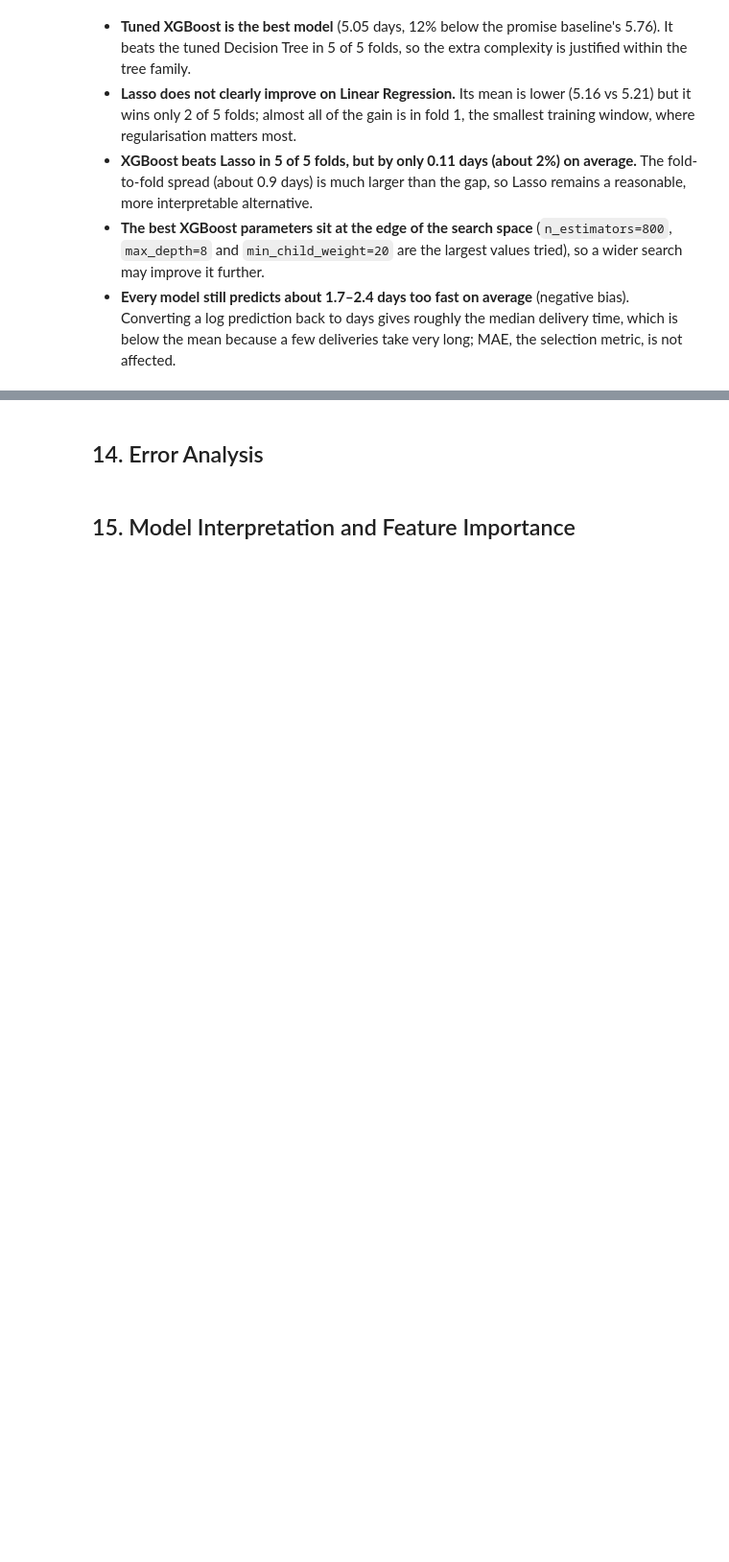
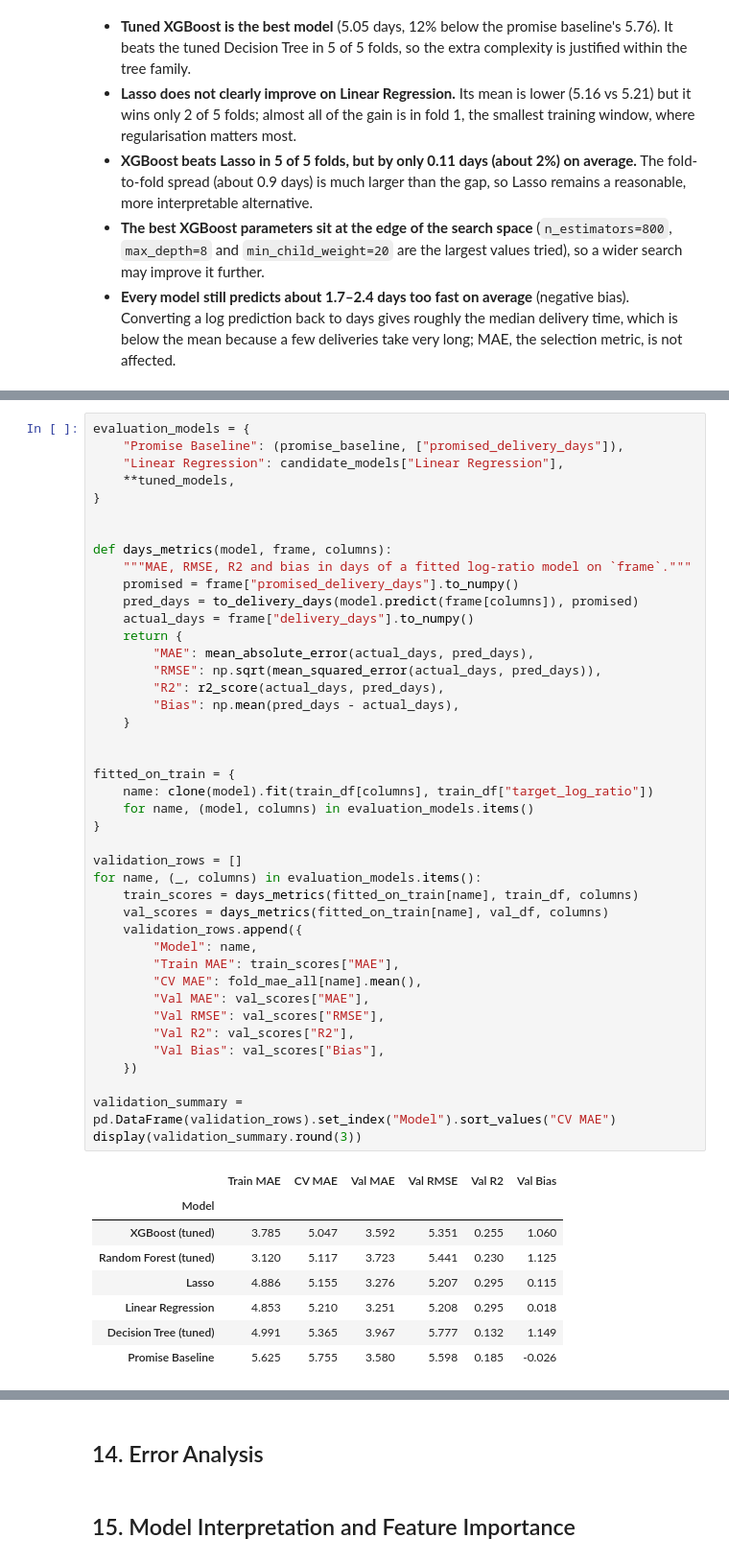
Before and after one commit to zhuamnq/Team2_IT5006_Ecommerce_Analytics_AY2627Sem1, a Jupyter notebook: notebooks/05_regression_delivery_time.ipynb, the cells around one changed output, grey strips where cells are left out. Shown at 96% size. Saved outputs shown, nothing was run; the diff lists cells and outputs as text; blank space fills up the shorter version.

```diff
--- a/notebooks/05_regression_delivery_time.ipynb
+++ b/notebooks/05_regression_delivery_time.ipynb
@@ -591,0 +588,51 @@ XGBoost (tuned) beats Lasso in 5 of 5 folds; mean MAE difference 0.108 days.
+# %%
+evaluation_models = {
+    "Promise Baseline": (promise_baseline, ["promised_delivery_days"]),
+    "Linear Regression": candidate_models["Linear Regression"],
+    **tuned_models,
+}
+
+
+def days_metrics(model, frame, columns):
+    """MAE, RMSE, R2 and bias in days of a fitted log-ratio model on `frame`."""
+    promised = frame["promised_delivery_days"].to_numpy()
+    pred_days = to_delivery_days(model.predict(frame[columns]), promised)
+    actual_days = frame["delivery_days"].to_numpy()
+    return {
+        "MAE": mean_absolute_error(actual_days, pred_days),
+        "RMSE": np.sqrt(mean_squared_error(actual_days, pred_days)),
+        "R2": r2_score(actual_days, pred_days),
+        "Bias": np.mean(pred_days - actual_days),
+    }
+
+
+fitted_on_train = {
+    name: clone(model).fit(train_df[columns], train_df["target_log_ratio"])
+    for name, (model, columns) in evaluation_models.items()
+}
+
+validation_rows = []
+for name, (_, columns) in evaluation_models.items():
+    train_scores = days_metrics(fitted_on_train[name], train_df, columns)
+    val_scores = days_metrics(fitted_on_train[name], val_df, columns)
+    validation_rows.append({
+        "Model": name,
+        "Train MAE": train_scores["MAE"],
+        "CV MAE": fold_mae_all[name].mean(),
+        "Val MAE": val_scores["MAE"],
+        "Val RMSE": val_scores["RMSE"],
+        "Val R2": val_scores["R2"],
+        "Val Bias": val_scores["Bias"],
+    })
+
+validation_summary = pd.DataFrame(validation_rows).set_index("Model").sort_values("CV MAE")
+display(validation_summary.round(3))
+# %% [output]
+|  | Train MAE | CV MAE | Val MAE | Val RMSE | Val R2 | Val Bias |
+| Model |  |  |  |  |  |  |
+| XGBoost (tuned) | 3.785 | 5.047 | 3.592 | 5.351 | 0.255 | 1.060 |
+| Random Forest (tuned) | 3.120 | 5.117 | 3.723 | 5.441 | 0.230 | 1.125 |
+| Lasso | 4.886 | 5.155 | 3.276 | 5.207 | 0.295 | 0.115 |
+| Linear Regression | 4.853 | 5.210 | 3.251 | 5.208 | 0.295 | 0.018 |
+| Decision Tree (tuned) | 4.991 | 5.365 | 3.967 | 5.777 | 0.132 | 1.149 |
+| Promise Baseline | 5.625 | 5.755 | 3.580 | 5.598 | 0.185 | -0.026 |
```
Also changed, not shown: parts of 13 cells of this notebook.
